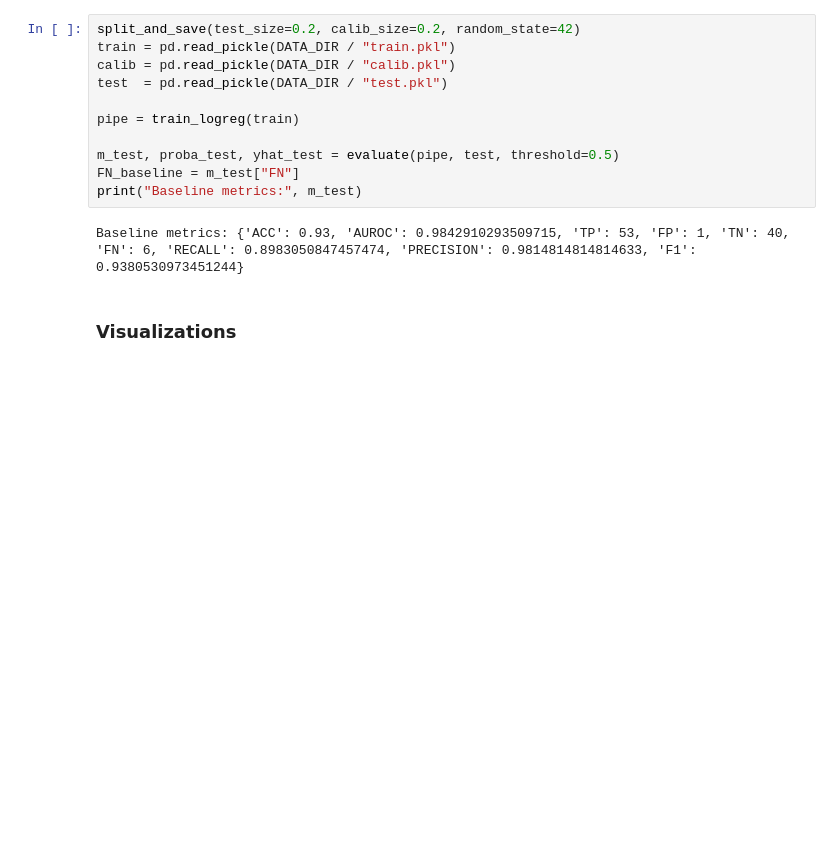
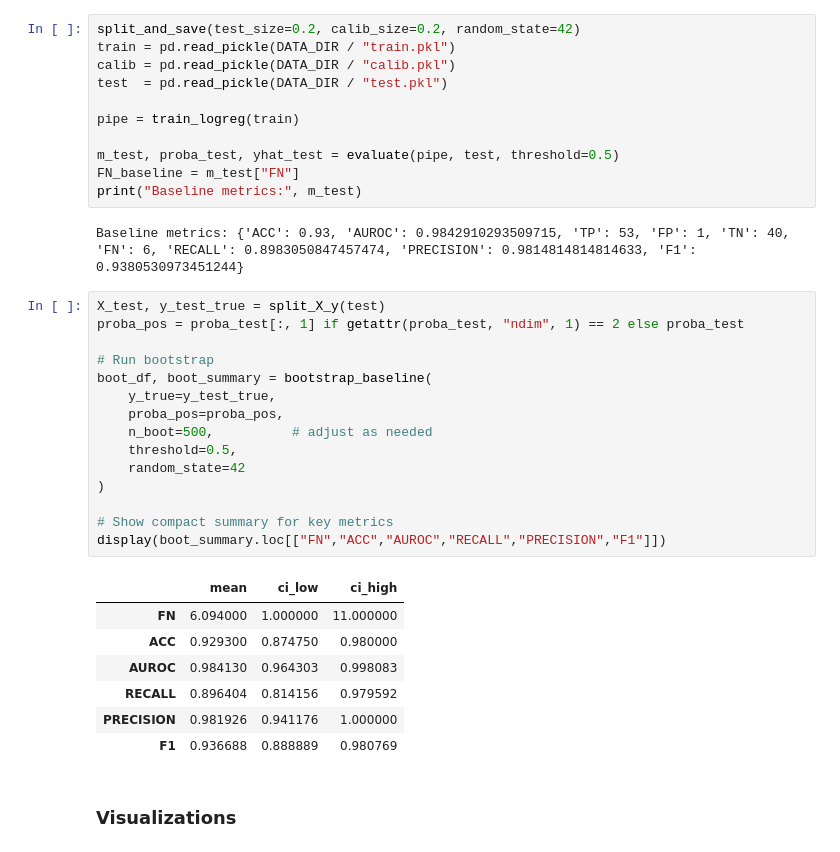
Before and after one commit to JasonDai1219/uncertainty-aware-medAI, a Jupyter notebook: notebooks/03_conformal_prediction.ipynb, the cells around one changed output. Cells and saved outputs as stored; diff of their text form; blank space fills up the shorter version.

```diff
--- a/notebooks/03_conformal_prediction.ipynb
+++ b/notebooks/03_conformal_prediction.ipynb
@@ -113,6 +118,29 @@ FN_baseline = m_test["FN"]
 print("Baseline metrics:", m_test)
 # %% [output]
 Baseline metrics: {'ACC': 0.93, 'AUROC': 0.9842910293509715, 'TP': 53, 'FP': 1, 'TN': 40, 'FN': 6, 'RECALL': 0.8983050847457474, 'PRECISION': 0.9814814814814633, 'F1': 0.9380530973451244}
+# %%
+X_test, y_test_true = split_X_y(test)
+proba_pos = proba_test[:, 1] if getattr(proba_test, "ndim", 1) == 2 else proba_test
+
+# Run bootstrap
+boot_df, boot_summary = bootstrap_baseline(
+    y_true=y_test_true,
+    proba_pos=proba_pos,
+    n_boot=500,          # adjust as needed
+    threshold=0.5,
+    random_state=42
+)
+
+# Show compact summary for key metrics
+display(boot_summary.loc[["FN","ACC","AUROC","RECALL","PRECISION","F1"]])
+# %% [output]
+|  | mean | ci_low | ci_high |
+| FN | 6.094000 | 1.000000 | 11.000000 |
+| ACC | 0.929300 | 0.874750 | 0.980000 |
+| AUROC | 0.984130 | 0.964303 | 0.998083 |
+| RECALL | 0.896404 | 0.814156 | 0.979592 |
+| PRECISION | 0.981926 | 0.941176 | 1.000000 |
+| F1 | 0.936688 | 0.888889 | 0.980769 |
 # %% [markdown]
 ### Visualizations
 # %%
```
Also changed, not shown: parts of 7 cells of this notebook, 5 other files.
